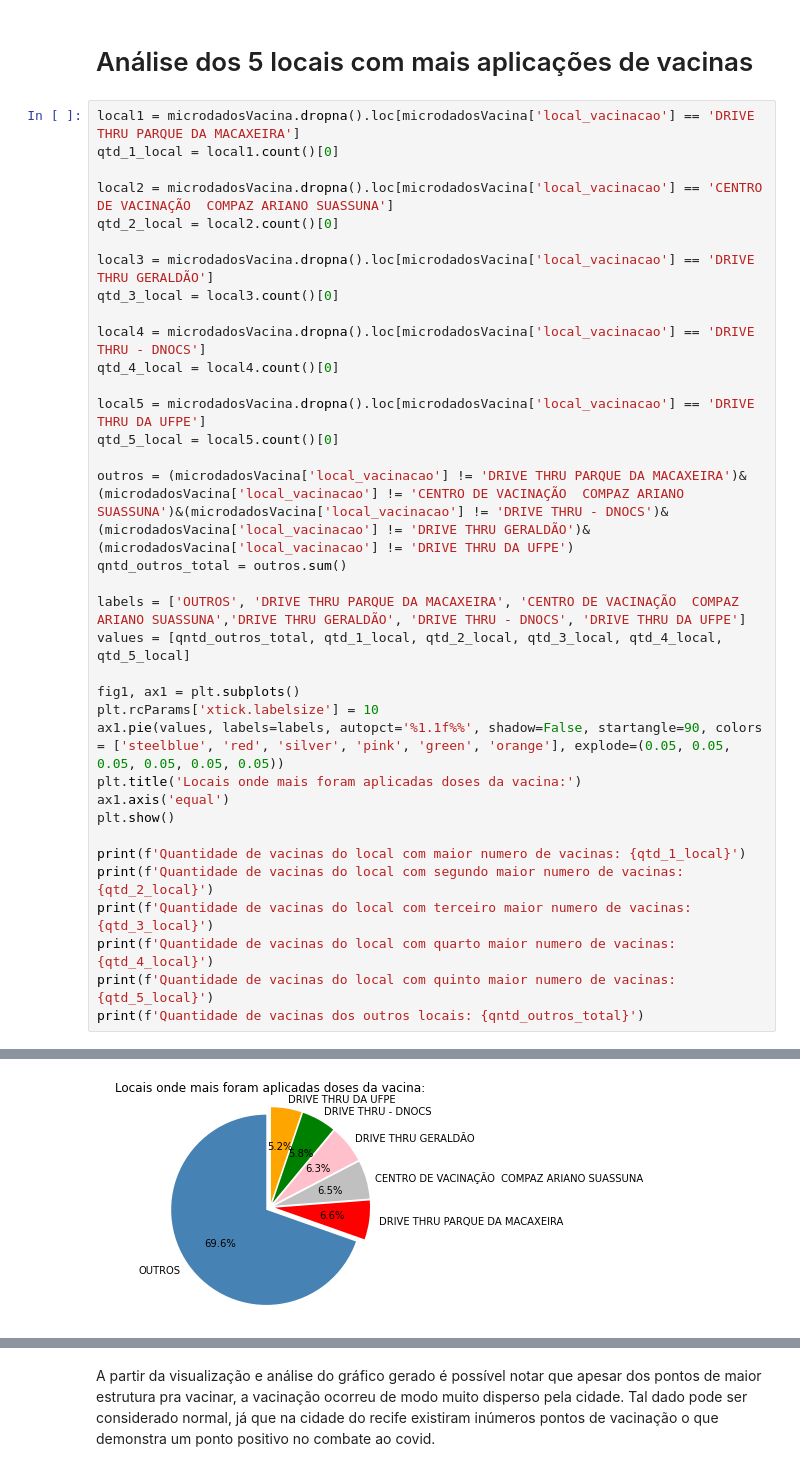
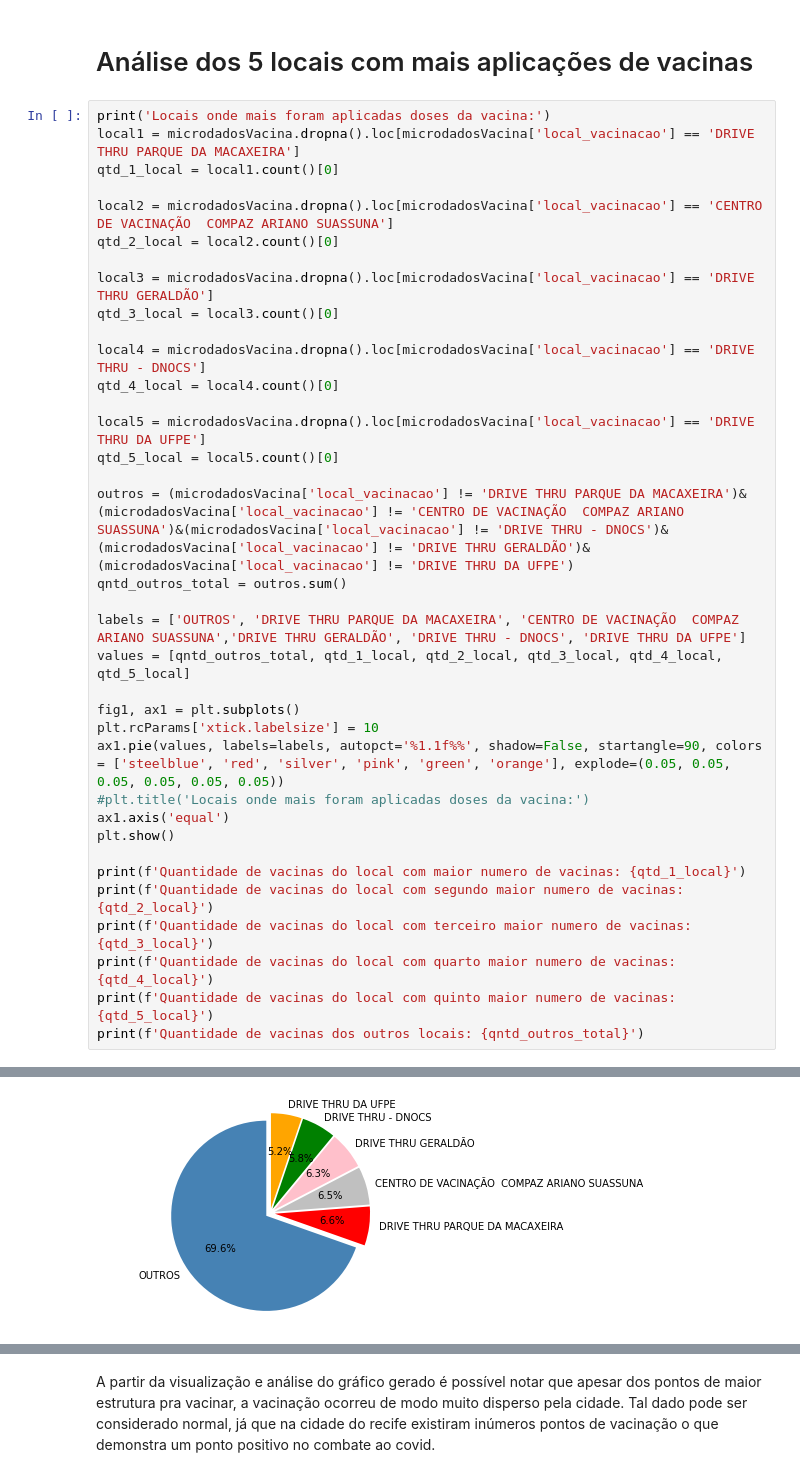
Before and after one commit to guilopesrbc/projetoP1, a Jupyter notebook: analise_locais.ipynb, the cells around one changed output, grey strips where cells are left out. Cells and saved outputs as stored; diff of their text form.

```diff
--- a/analise_locais.ipynb
+++ b/analise_locais.ipynb
@@ -93,6 +99,7 @@ Com esses dados, da pra notar que reduziu o número de pessoas que tomaram as do
 # %% [markdown]
 # Análise dos 5 locais com mais aplicações de vacinas
 # %%
+print('Locais onde mais foram aplicadas doses da vacina:')
 local1 = microdadosVacina.dropna().loc[microdadosVacina['local_vacinacao'] == 'DRIVE THRU PARQUE DA MACAXEIRA']
 qtd_1_local = local1.count()[0]
 
@@ -117,7 +124,7 @@ values = [qntd_outros_total, qtd_1_local, qtd_2_local, qtd_3_local, qtd_4_local,
 fig1, ax1 = plt.subplots()
 plt.rcParams['xtick.labelsize'] = 10
 ax1.pie(values, labels=labels, autopct='%1.1f%%', shadow=False, startangle=90, colors = ['steelblue', 'red', 'silver', 'pink', 'green', 'orange'], explode=(0.05, 0.05, 0.05, 0.05, 0.05, 0.05))
-plt.title('Locais onde mais foram aplicadas doses da vacina:')
+#plt.title('Locais onde mais foram aplicadas doses da vacina:')
 ax1.axis('equal')
 plt.show()
 
@@ -131 +139 @@ print(f'Quantidade de vacinas dos outros locais: {qntd_outros_total}')
-[figure, old version]
+[figure, new version]
```
Also changed, not shown: parts of 14 cells of this notebook.
